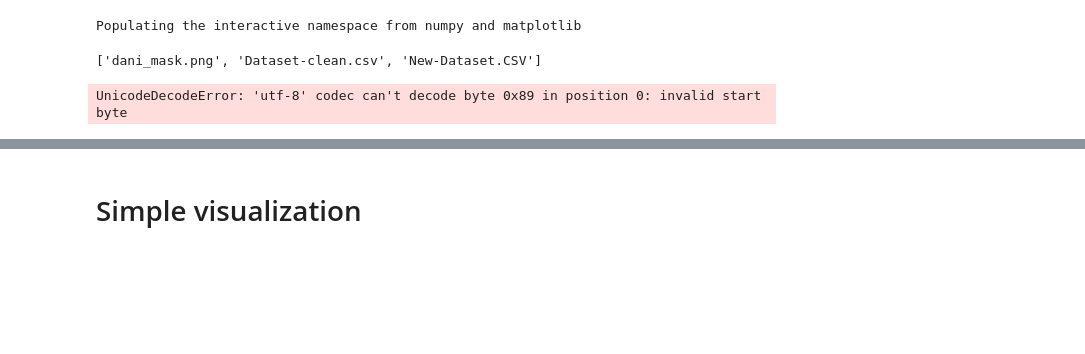
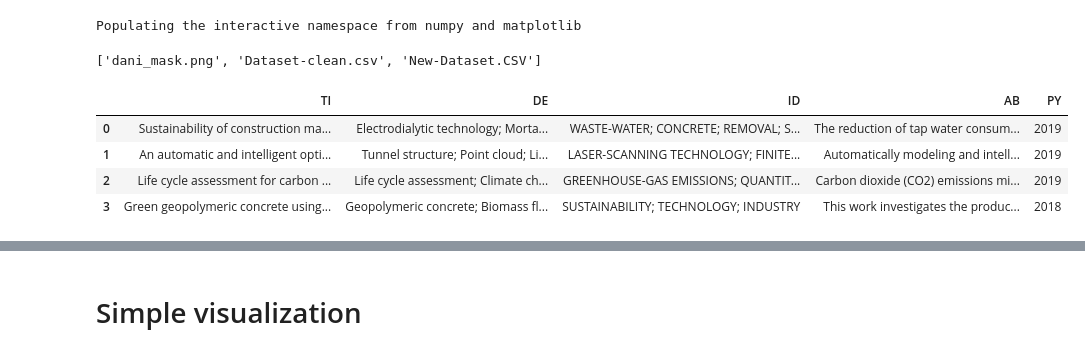
Before and after one commit to dani-lbnl/textxd2018, a Jupyter notebook: code/TextXD-Hackaton.ipynb, the cells around one changed output, grey strips where cells are left out. Cells and saved outputs as stored; diff of their text form; code cells hidden in the pictures; blank space fills up the shorter version.

```diff
--- a/code/TextXD-Hackaton.ipynb
+++ b/code/TextXD-Hackaton.ipynb
@@ -30,15 +31,19 @@ print(allFiles)
 # %%
 list_ = []
 files_ = []
 for file_ in allFiles:
     filename = path+file_ #add the relative path name to the filename
     df = pandas.read_csv(filename, index_col=None, header=0)
     list_.append(df)
 data = pandas.concat(list_).reset_index(drop=True)
 #view the data
-data
+data.head(4)
 # %% [output]
-UnicodeDecodeError: 'utf-8' codec can't decode byte 0x89 in position 0: invalid start byte
+|  | TI | DE | ID | AB | PY |
+| 0 | Sustainability of construction ma... | Electrodialytic technology; Morta... | WASTE-WATER; CONCRETE; REMOVAL; S... | The reduction of tap water consum... | 2019 |
+| 1 | An automatic and intelligent opti... | Tunnel structure; Point cloud; Li... | LASER-SCANNING TECHNOLOGY; FINITE... | Automatically modeling and intell... | 2019 |
+| 2 | Life cycle assessment for carbon ... | Life cycle assessment; Climate ch... | GREENHOUSE-GAS EMISSIONS; QUANTIT... | Carbon dioxide (CO2) emissions mi... | 2019 |
+| 3 | Green geopolymeric concrete using... | Geopolymeric concrete; Biomass fl... | SUSTAINABILITY; TECHNOLOGY; INDUSTRY | This work investigates the produc... | 2018 |
 # %%
 #Number of rows
 data.shape
```
Also changed, not shown: parts of 11 cells of this notebook.
